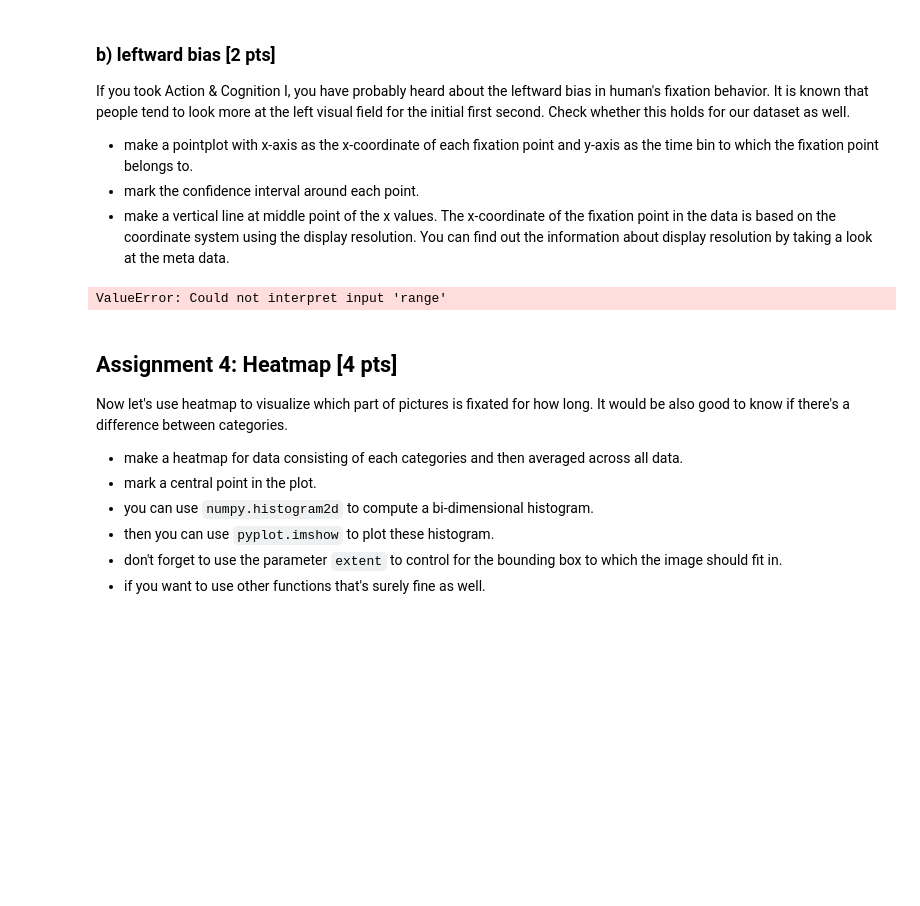
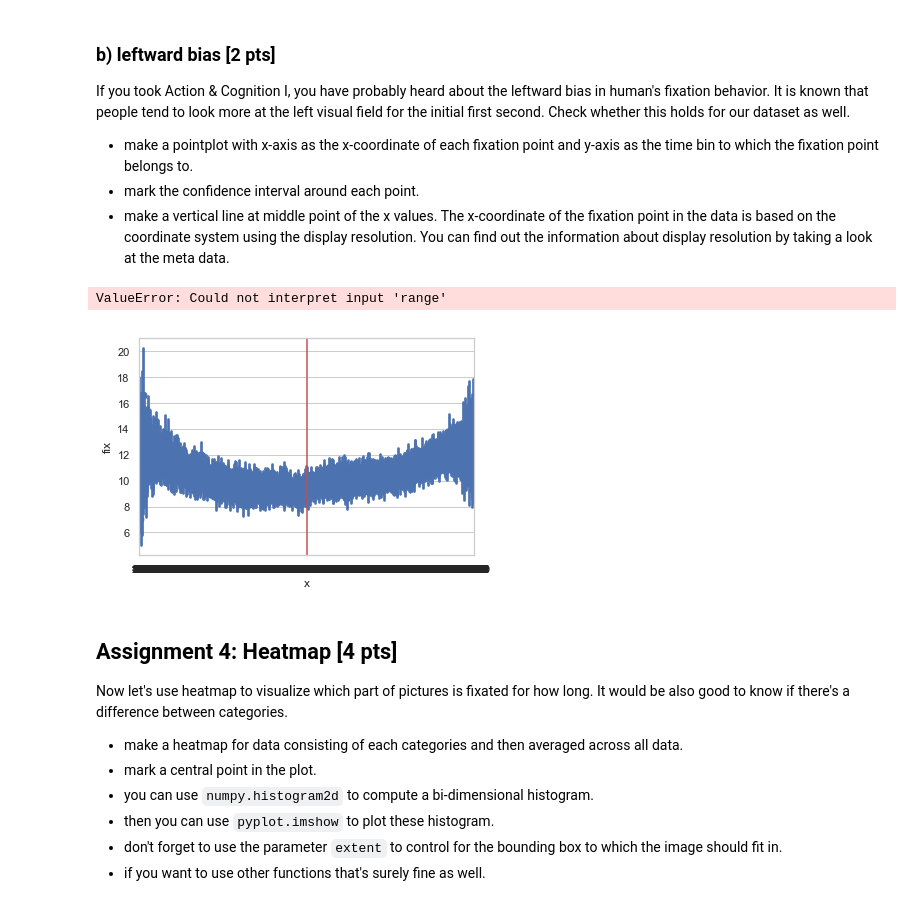
Before and after one commit to NBP-ACC/week-7-acc_8, a Jupyter notebook: Sheet05.ipynb, the cells around one changed output. Drawn from its saved outputs; the diff is of its cells as text; code cells hidden in the pictures; blank space fills up the shorter version.

```diff
--- a/Sheet05.ipynb
+++ b/Sheet05.ipynb
@@ -314,26 +301,27 @@ If you took Action & Cognition I, you have probably heard about the leftward bia
 - make a vertical line at middle point of the x values. The x-coordinate of the fixation point in the data is based on the coordinate system using the display resolution. You can find out the information about display resolution by taking a look at the meta data.
 # %%
 # point plot of x and fixations for confidence interval 95
-sns.pointplot(x="x", y="fix", data=df, ci=95)
+sns.pointplot(x="x", y="fix", data=clean_df, ci=95)
 # a vertical line (1280/2) from the meta data
 plt.axvline(640, color='r')
 
 
-sns.pointplot(x='x', y = "range", data=df, join=False, ci=95)
+sns.pointplot(x='x', y = "range", data=clean_df, join=False, ci=95)
 plt.xlabel("position ")
 plt.subplots_adjust(top=1.5, bottom=0.2, right=2)
 
 ax = plt.gca() # get axis handle
 ticks=[]
 for i in range(6):
     line = ax.lines[i]# get the ist point
     line = line.get_xdata() #get x coordinates
     mean = np.mean(line) #calculate mean
     ticks.append(mean)
 
 plt.xticks(ticks, rotation=45)
 # %% [output]
 ValueError: Could not interpret input 'range'
+[figure, added]
 # %% [markdown]
 ## Assignment 4: Heatmap [4 pts]
 Now let's use heatmap to visualize which part of pictures is fixated for how long. It would be also good to know if there's a difference between categories.
```
Also changed, not shown: parts of 12 cells of this notebook.
